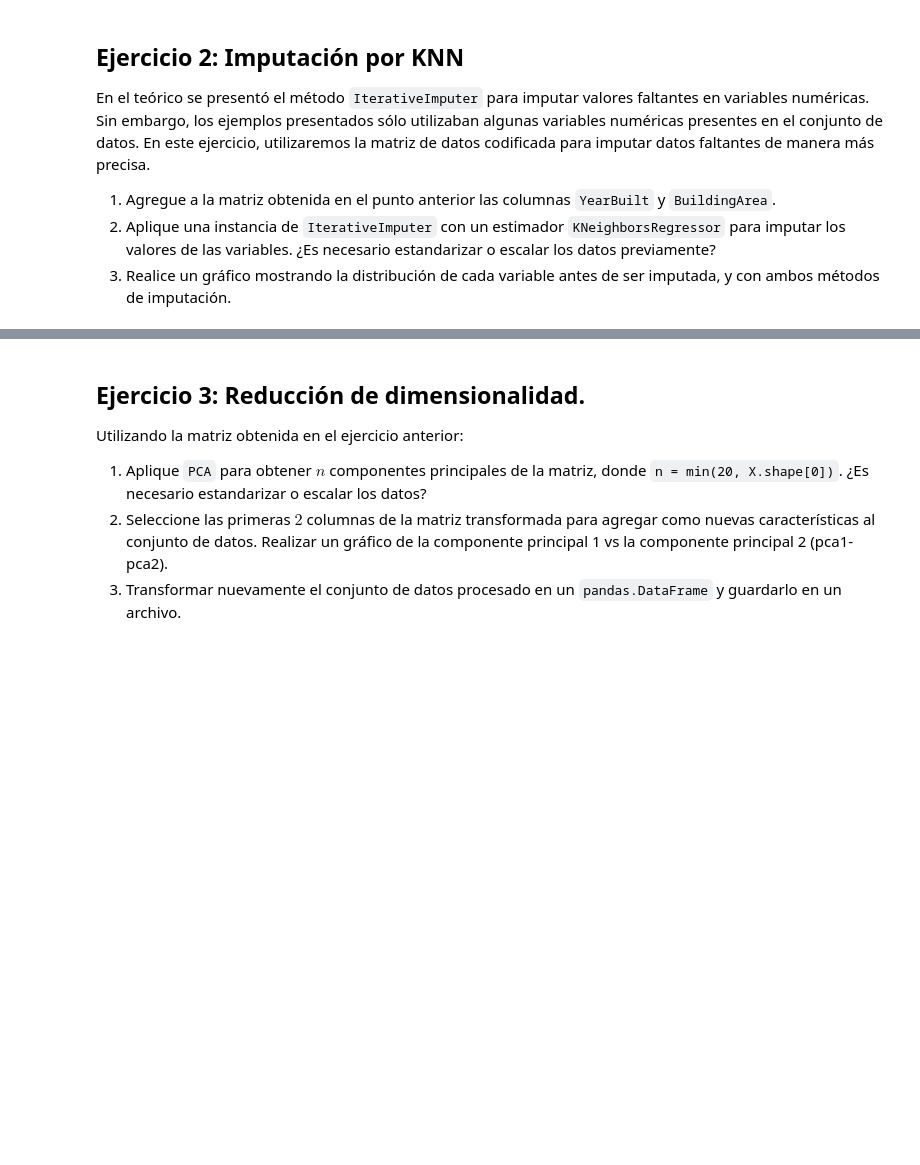
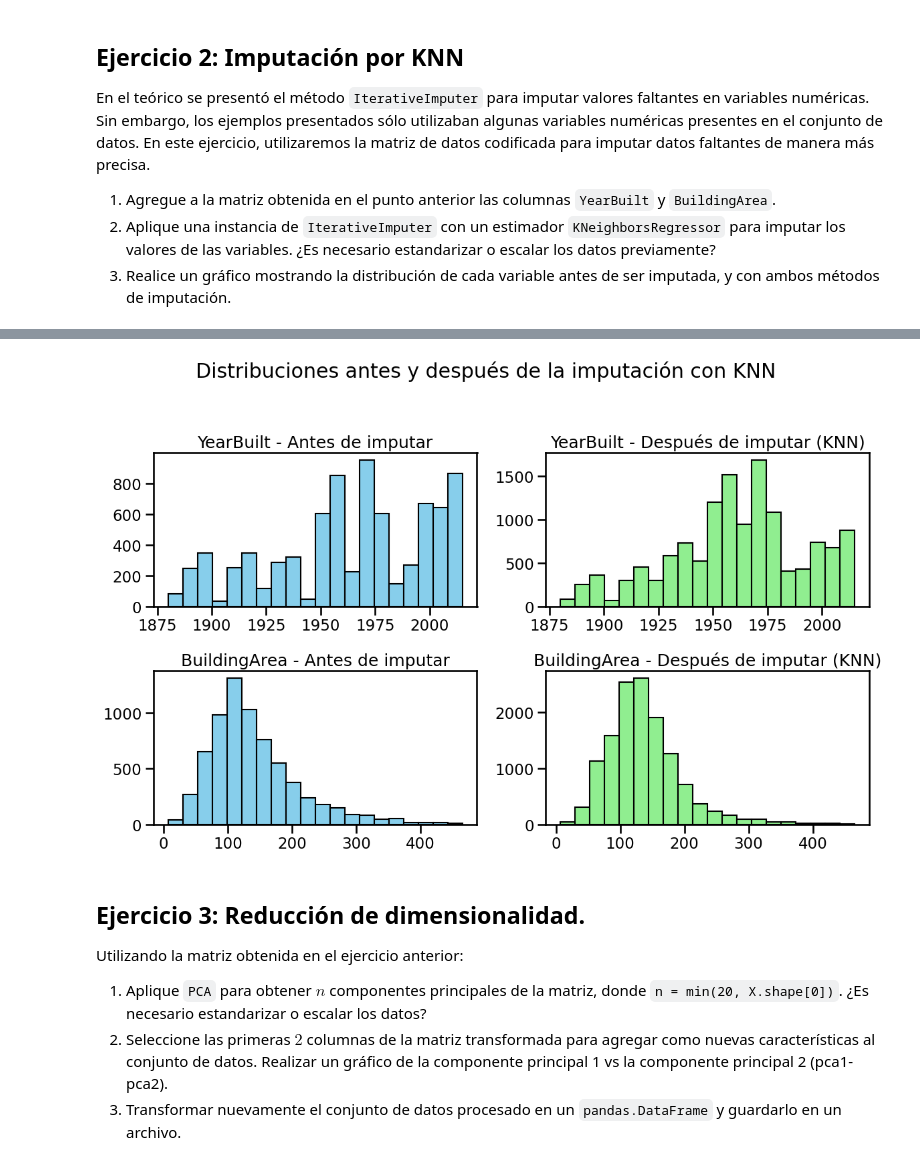
Before and after one commit to gonzaloangaut/DiploDatos, a Jupyter notebook: AEyCD/Entregables/Entregable_parte_2_2025.ipynb, the cells around one changed output, grey strips where cells are left out. Drawn from its saved outputs; the diff is of its cells as text; code cells hidden in the pictures; blank space fills up the shorter version.

```diff
--- a/AEyCD/Entregables/Entregable_parte_2_2025.ipynb
+++ b/AEyCD/Entregables/Entregable_parte_2_2025.ipynb
@@ -11,13 +11,11 @@
 Trabajaremos con la base de datos de `melb_data` presentada a continuación.
 # %%
 import matplotlib.pyplot as plt
-import numpy as np
-import pandas as pd
+import numpy
+import pandas
+from sklearn.preprocessing import OneHotEncoder
 
-import seaborn as sns
-sns.set_context('talk')
-
-# importamos lo necesario de sklearn
-from sklearn.preprocessing import OneHotEncoder
+import seaborn
+seaborn.set_context('talk')
 # %%
 # Acá deberían leer el conjunto de datos que ya tienen.
@@ -338,3 +204,32 @@ array([[<Axes: title={'center': 'BuildingArea'}>,
+# %%
+# Grafiquemos las distribuciones antes y después de la imputación
+
+import matplotlib.pyplot as plt
+
+fig, axes = plt.subplots(2, 2, figsize=(12, 8))
+fig.suptitle('Distribuciones antes y después de la imputación con KNN')
+
+# YearBuilt antes de imputar
+axes[0, 0].hist(original['YearBuilt'].dropna(), bins=20, color='skyblue', edgecolor='black')
+axes[0, 0].set_title('YearBuilt - Antes de imputar')
+
+# YearBuilt después de imputar
+axes[0, 1].hist(post_knn['YearBuilt'], bins=20, color='lightgreen', edgecolor='black')
+axes[0, 1].set_title('YearBuilt - Después de imputar (KNN)')
+
+# BuildingArea antes de imputar
+axes[1, 0].hist(original['BuildingArea'].dropna(), bins=20, color='skyblue', edgecolor='black')
+axes[1, 0].set_title('BuildingArea - Antes de imputar')
+
+# BuildingArea después de imputar
+axes[1, 1].hist(post_knn['BuildingArea'], bins=20, color='lightgreen', edgecolor='black')
+axes[1, 1].set_title('BuildingArea - Después de imputar (KNN)')
+
+# Ajustes finales
+plt.tight_layout(rect=[0, 0.03, 1, 0.95])
+plt.show()
+# %% [output]
+[figure, added]
 # %% [markdown]
 ## Ejercicio 3: Reducción de dimensionalidad.
 
```
Also changed, not shown: parts of 34 cells of this notebook, 1 other file.
